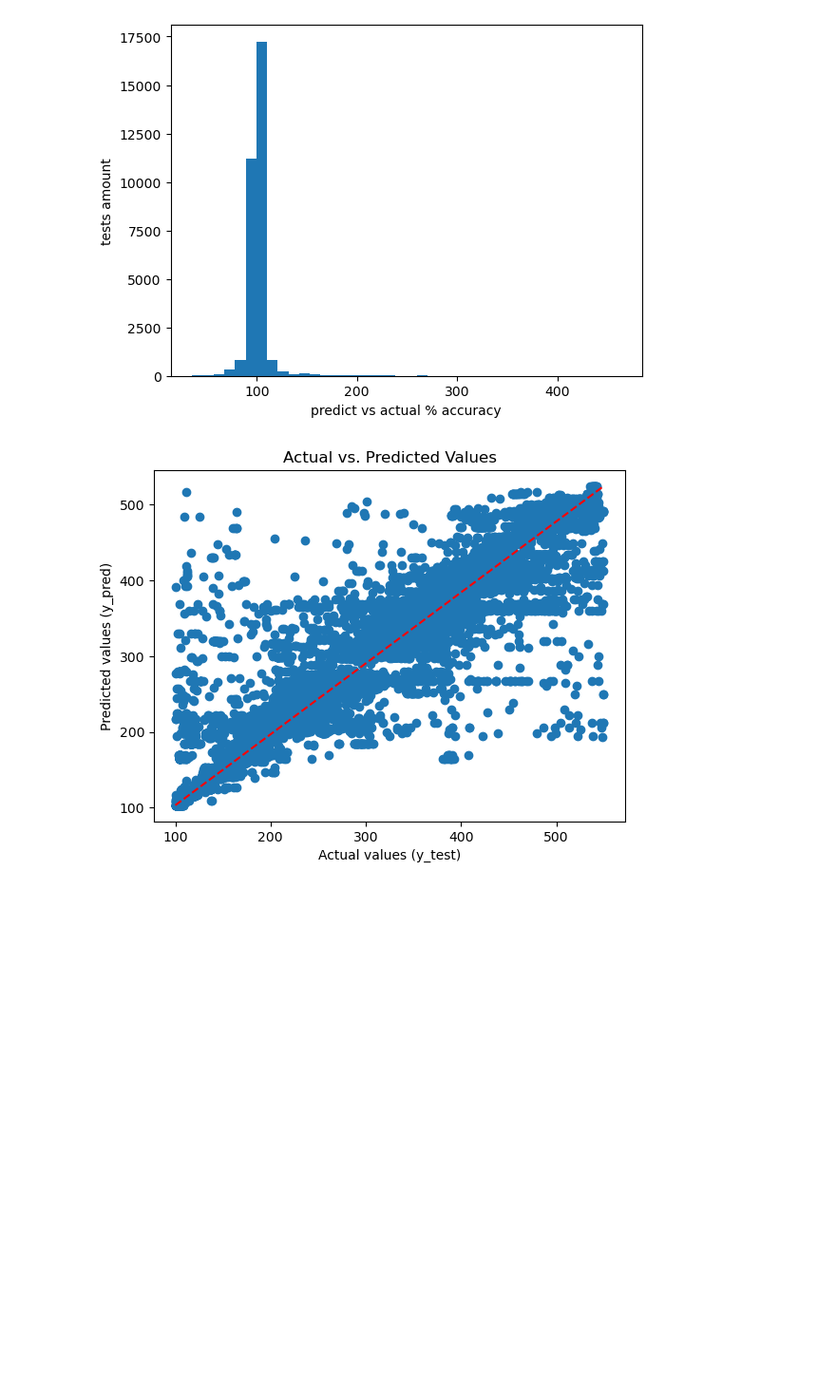
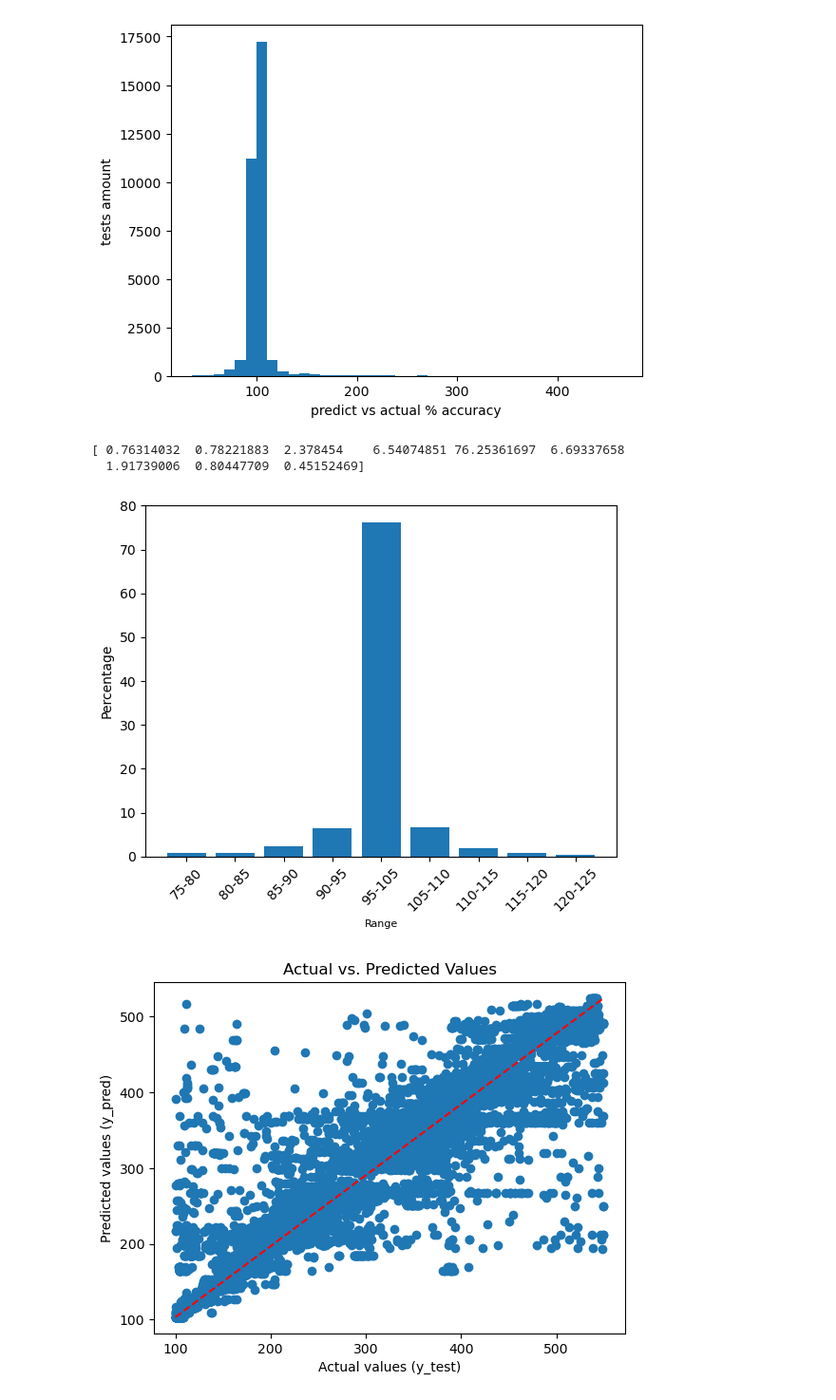
Before and after one commit to ittayeyal046/TestTimePrediction, a Jupyter notebook: ML/TestTimePrediction.ipynb, the cells around one changed output. Shown at 95% size. Drawn from its saved outputs; the diff is of its cells as text; code cells hidden in the pictures; blank space fills up the shorter version.

Commit message:
add percentage of accuracy

```diff
--- a/ML/TestTimePrediction.ipynb
+++ b/ML/TestTimePrediction.ipynb
@@ -320 +325,23 @@ import matplotlib.pyplot as plt
+# %%
+ranges = [75, 80, 85, 90, 95, 105 ,110,115,120,125]
+
+# Compute the histogram
+counts, _ = np.histogram(y_check, bins=ranges)
+y_check_percentage = counts / len(y_check) * 100
+
+labels = [f'{ranges[i]}-{ranges[i+1]}' for i in range(len(ranges)-1)]
+plt.bar(labels, y_check_percentage)
+plt.xlabel('Range', fontsize=8)
+plt.ylabel('Percentage')
+#plt.title('Accuracy of prediction')
+plt.xticks(rotation=45, ha='center')
+
+print(y_check_percentage)
+
+plt.show()
+#plt.hist(y_check_percentage, ranges)
+# %% [output]
+[ 0.76314032  0.78221883  2.378454    6.54074851 76.25361697  6.69337658
+  1.91739006  0.80447709  0.45152469]
+[figure, added]
 # %%
```
Also changed, not shown: parts of 9 cells of this notebook.
